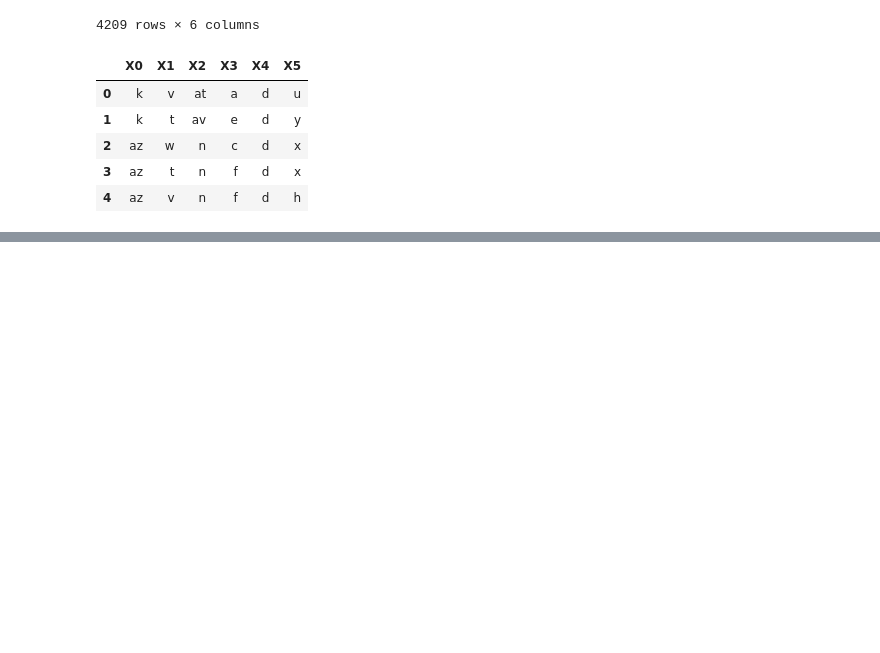
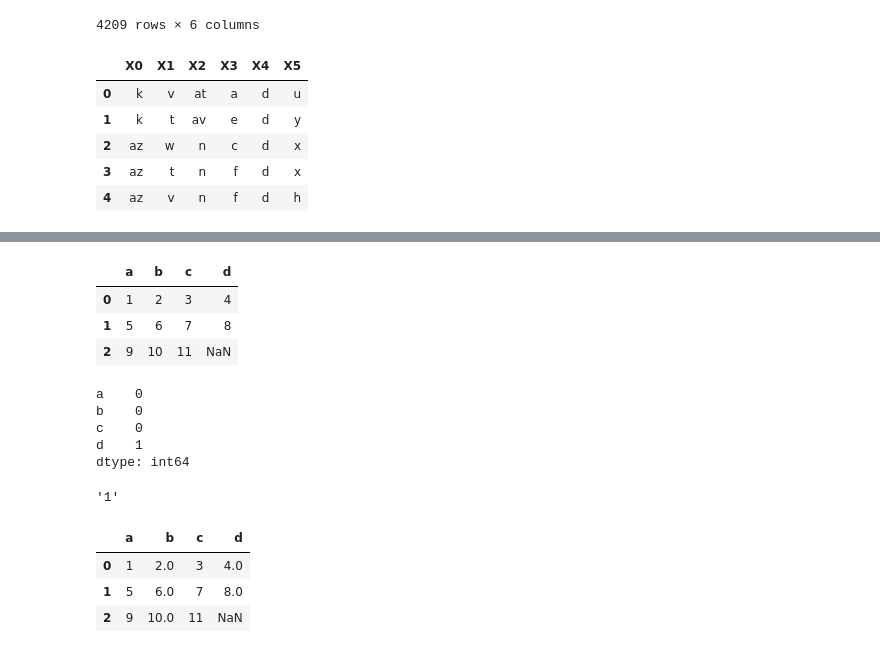
Before and after one commit to ChinmayBhattt/Machine-Learning-Playground, a Jupyter notebook: Pandas/PandasReadCSV.ipynb, the cells around one changed output, grey strips where cells are left out. Cells and saved outputs as stored; diff of their text form; code cells hidden in the pictures; blank space fills up the shorter version.

```diff
--- a/Pandas/PandasReadCSV.ipynb
+++ b/Pandas/PandasReadCSV.ipynb
@@ -99,0 +136,4 @@ df.head()
+# %%
+# changing the data type using this -> dtype=''
+df1 = pd.read_csv(StringIO(data),dtype='object')
+# df1 = pd.read_csv(StringIO(data),dtype='float')
@@ -99,0 +154,20 @@ df.head()
+# %%
+df1.head()
+# %% [output]
+|  | a | b | c | d |
+| 0 | 1 | 2 | 3 | 4 |
+| 1 | 5 | 6 | 7 | 8 |
+| 2 | 9 | 10 | 11 | NaN |
+# %%
+df1.isnull().sum()
+# %% [output]
+a    0
+b    0
+c    0
+d    1
+dtype: int64
+# %%
+df1['a']
+df1['a'][0]
+# %% [output]
+'1'
@@ -99,0 +181,7 @@ df.head()
+# %%
+df
+# %% [output]
+|  | a | b | c | d |
+| 0 | 1 | 2.0 | 3 | 4.0 |
+| 1 | 5 | 6.0 | 7 | 8.0 |
+| 2 | 9 | 10.0 | 11 | NaN |
```
Also changed, not shown: parts of 16 cells of this notebook, 2 other files.
